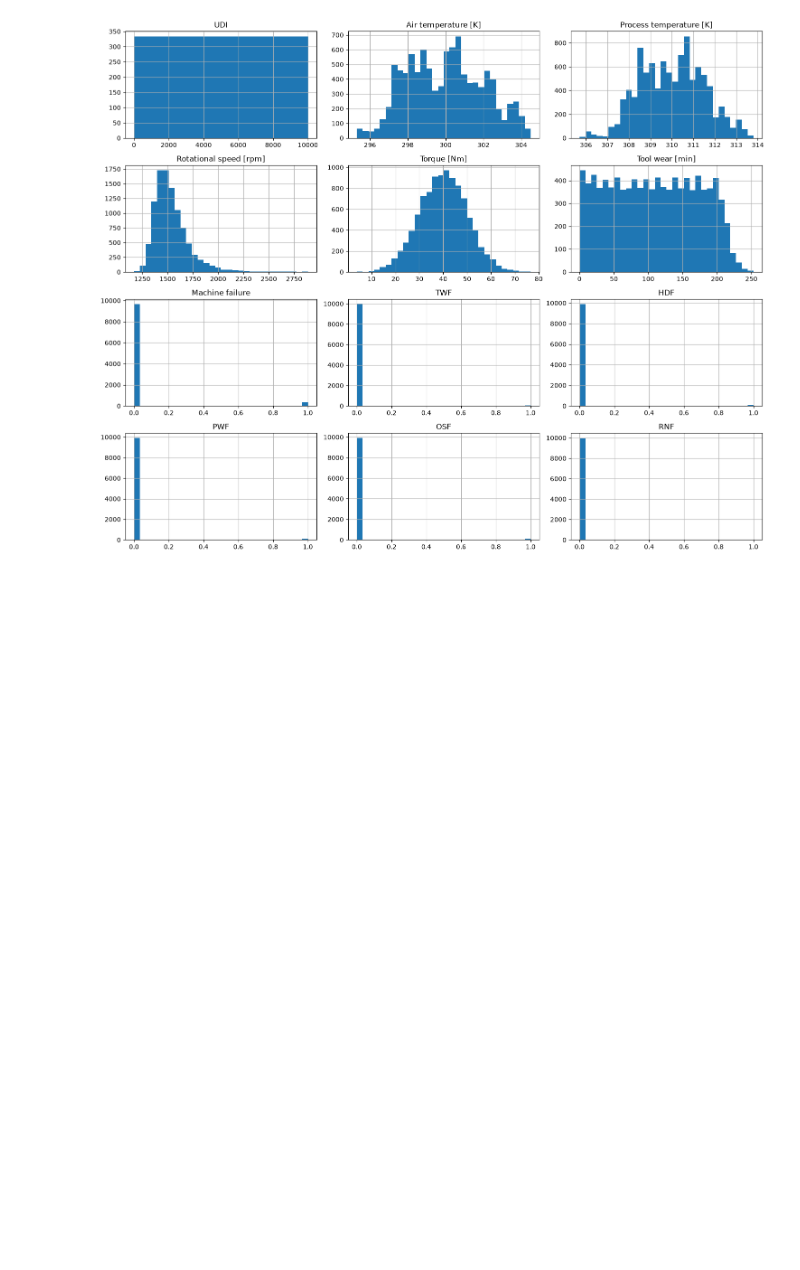
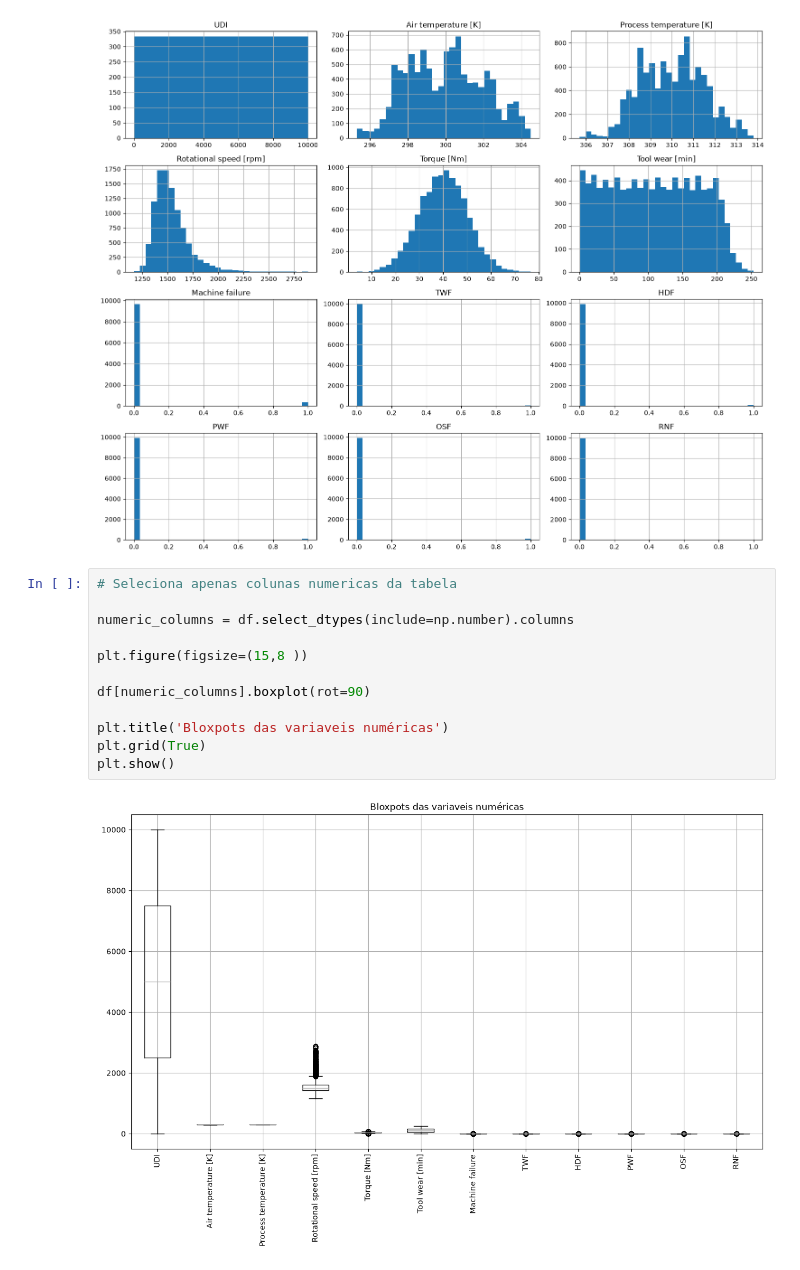
Before and after one commit to joaovitorsoska/Sistema-industrial-deteccao-anomalias, a Jupyter notebook: notebooks/EDA.ipynb, the cells around one changed output. Drawn from its saved outputs; the diff is of its cells as text; blank space fills up the shorter version.

```diff
--- a/notebooks/EDA.ipynb
+++ b/notebooks/EDA.ipynb
@@ -126,3 +130,17 @@ plt.tight_layout()
 plt.show()
 # %% [output]
 [figure]
+# %%
+# Seleciona apenas colunas numericas da tabela
+
+numeric_columns = df.select_dtypes(include=np.number).columns
+
+plt.figure(figsize=(15,8 ))
+
+df[numeric_columns].boxplot(rot=90)
+
+plt.title('Bloxpots das variaveis numéricas')
+plt.grid(True)
+plt.show()
+# %% [output]
+[figure, added]
```
Also changed, not shown: parts of 10 cells of this notebook.
